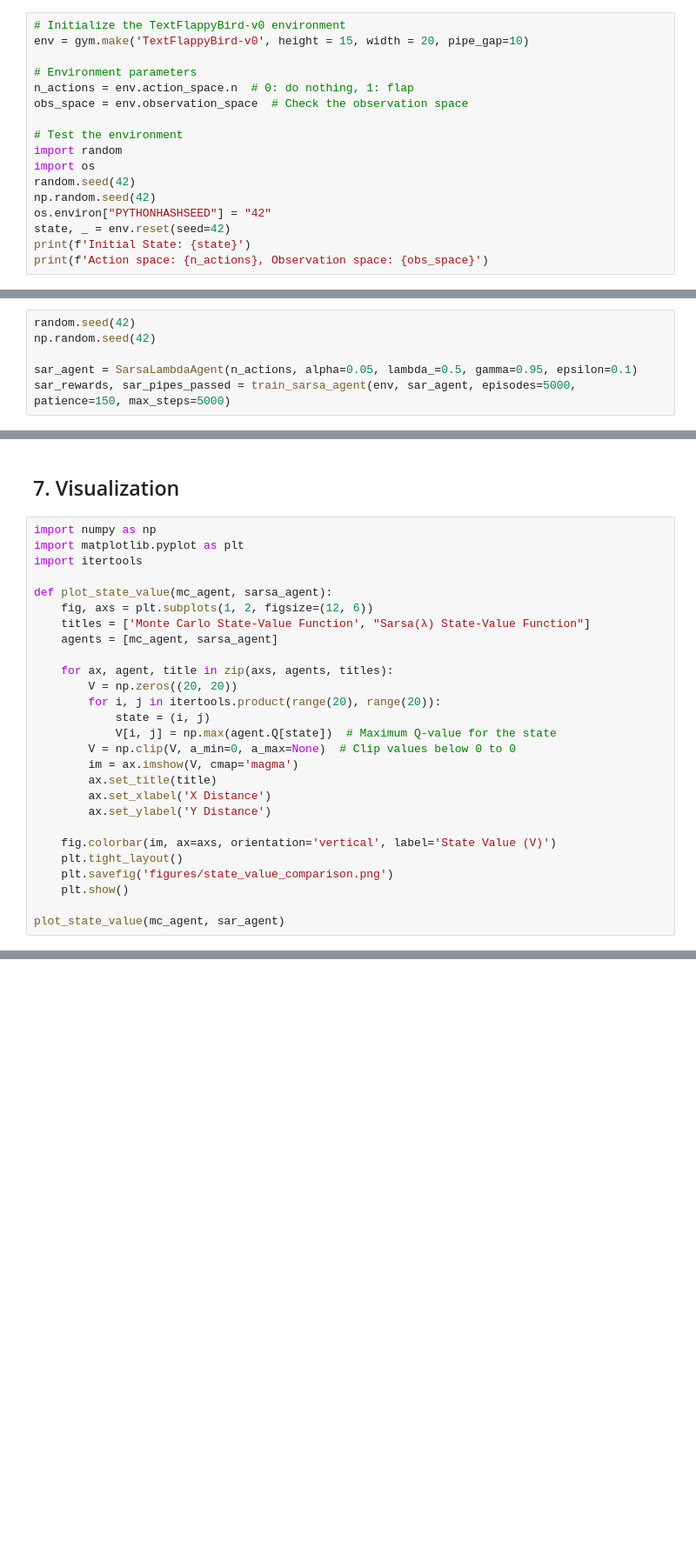
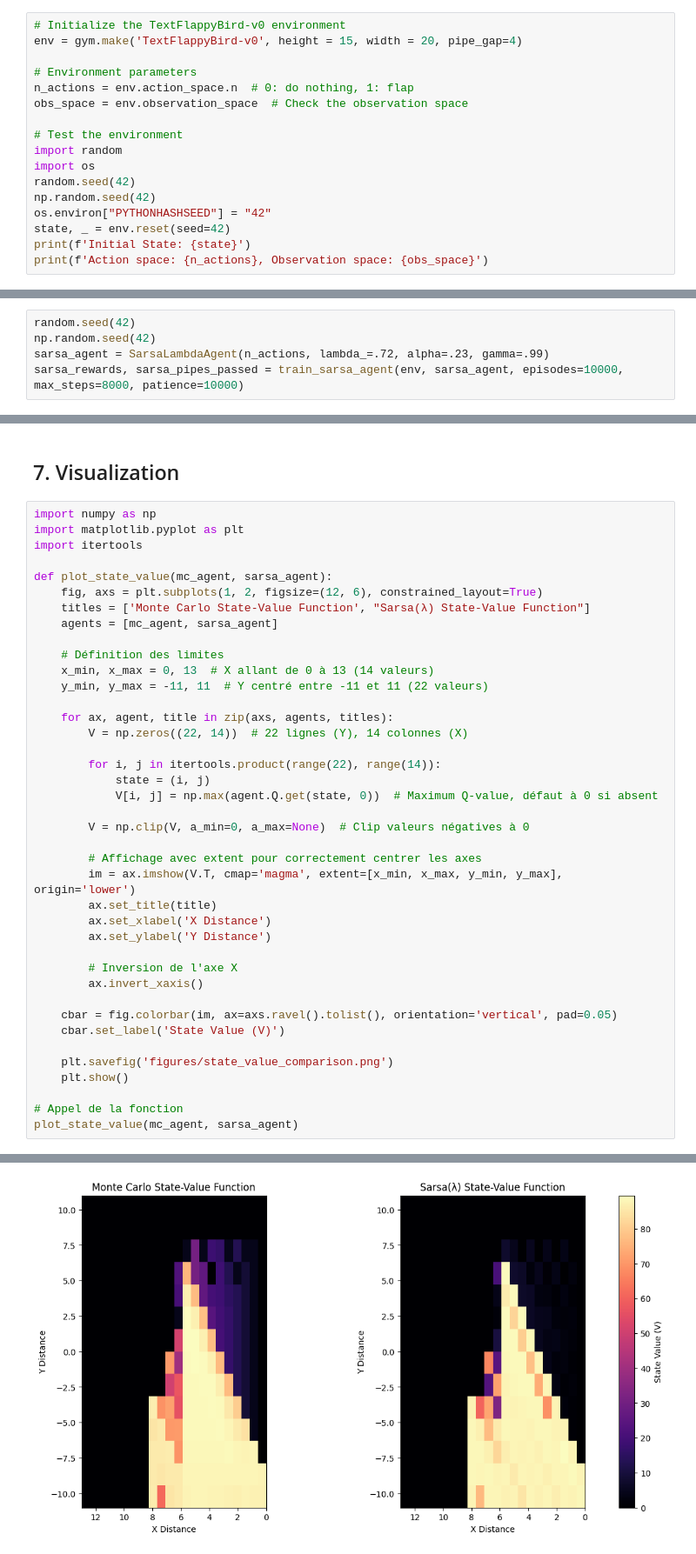
Before and after one commit to ClementLptr/Text-FlappyBird-rl, a Jupyter notebook: TextFlappyBird_RL.ipynb, the cells around one changed output, grey strips where cells are left out. Shown at 87% size. Drawn from its saved outputs; the diff is of its cells as text; blank space fills up the shorter version.

```diff
--- a/TextFlappyBird_RL.ipynb
+++ b/TextFlappyBird_RL.ipynb
@@ -22,7 +22,7 @@ np.random.seed(42)
 ## 2. Environment Initialization
 # %%
 # Initialize the TextFlappyBird-v0 environment
-env = gym.make('TextFlappyBird-v0', height = 15, width = 20, pipe_gap=10)
+env = gym.make('TextFlappyBird-v0', height = 15, width = 20, pipe_gap=4)
 
 # Environment parameters
 n_actions = env.action_space.n  # 0: do nothing, 1: flap
@@ -477,6 +454,5 @@ Entraînement terminé après 2259 épisodes. Meilleure récompense moyenne: 170
 # %%
 random.seed(42)
 np.random.seed(42)
-
-sar_agent = SarsaLambdaAgent(n_actions, alpha=0.05, lambda_=0.5, gamma=0.95, epsilon=0.1)
-sar_rewards, sar_pipes_passed = train_sarsa_agent(env, sar_agent, episodes=5000, patience=150, max_steps=5000)
+sarsa_agent = SarsaLambdaAgent(n_actions, lambda_=.72, alpha=.23, gamma=.99)
+sarsa_rewards, sarsa_pipes_passed = train_sarsa_agent(env, sarsa_agent, episodes=10000, max_steps=8000, patience=10000)
@@ -488,25 +482,38 @@ import matplotlib.pyplot as plt
 import itertools
 
 def plot_state_value(mc_agent, sarsa_agent):
-    fig, axs = plt.subplots(1, 2, figsize=(12, 6))
+    fig, axs = plt.subplots(1, 2, figsize=(12, 6), constrained_layout=True)
     titles = ['Monte Carlo State-Value Function', "Sarsa(λ) State-Value Function"]
     agents = [mc_agent, sarsa_agent]
 
+    # Définition des limites
+    x_min, x_max = 0, 13  # X allant de 0 à 13 (14 valeurs)
+    y_min, y_max = -11, 11  # Y centré entre -11 et 11 (22 valeurs)
+
     for ax, agent, title in zip(axs, agents, titles):
-        V = np.zeros((20, 20))
-        for i, j in itertools.product(range(20), range(20)):
+        V = np.zeros((22, 14))  # 22 lignes (Y), 14 colonnes (X)
+
+        for i, j in itertools.product(range(22), range(14)):
             state = (i, j)
-            V[i, j] = np.max(agent.Q[state])  # Maximum Q-value for the state
-        V = np.clip(V, a_min=0, a_max=None)  # Clip values below 0 to 0
-        im = ax.imshow(V, cmap='magma')
+            V[i, j] = np.max(agent.Q.get(state, 0))  # Maximum Q-value, défaut à 0 si absent
+
+        V = np.clip(V, a_min=0, a_max=None)  # Clip valeurs négatives à 0
+
+        # Affichage avec extent pour correctement centrer les axes
+        im = ax.imshow(V.T, cmap='magma', extent=[x_min, x_max, y_min, y_max], origin='lower')
         ax.set_title(title)
         ax.set_xlabel('X Distance')
         ax.set_ylabel('Y Distance')
 
-    fig.colorbar(im, ax=axs, orientation='vertical', label='State Value (V)')
-    plt.tight_layout()
+        # Inversion de l'axe X
+        ax.invert_xaxis()
+
+    cbar = fig.colorbar(im, ax=axs.ravel().tolist(), orientation='vertical', pad=0.05)
+    cbar.set_label('State Value (V)')
+
     plt.savefig('figures/state_value_comparison.png')
     plt.show()
 
-plot_state_value(mc_agent, sar_agent)
+# Appel de la fonction
+plot_state_value(mc_agent, sarsa_agent)
 # %% [output]
@@ -514,3 +520,4 @@ NameError: name 'mc_agent' is not defined
+[figure, added]
 # %%
 # Reward Convergence Plot
 plt.figure(figsize=(10, 6))
```
Also changed, not shown: parts of 17 cells of this notebook, 4 other files.
